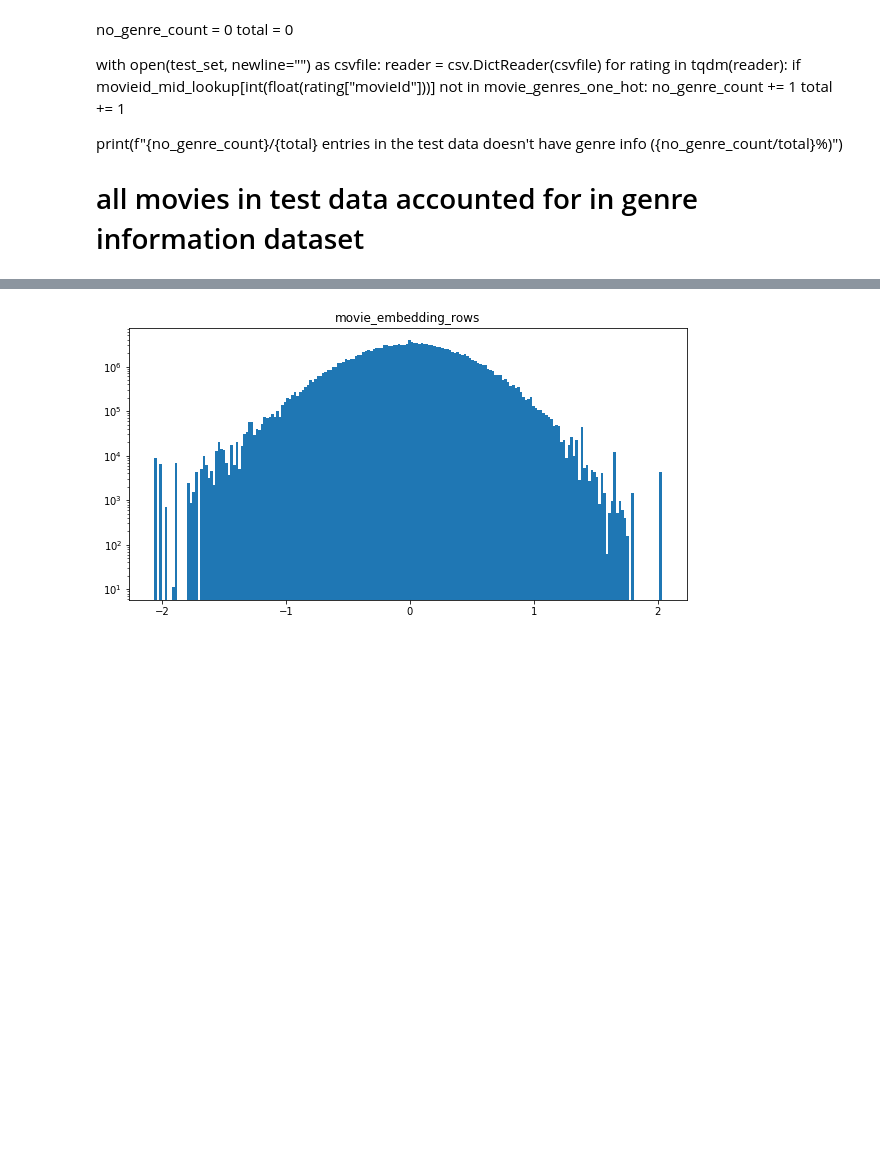
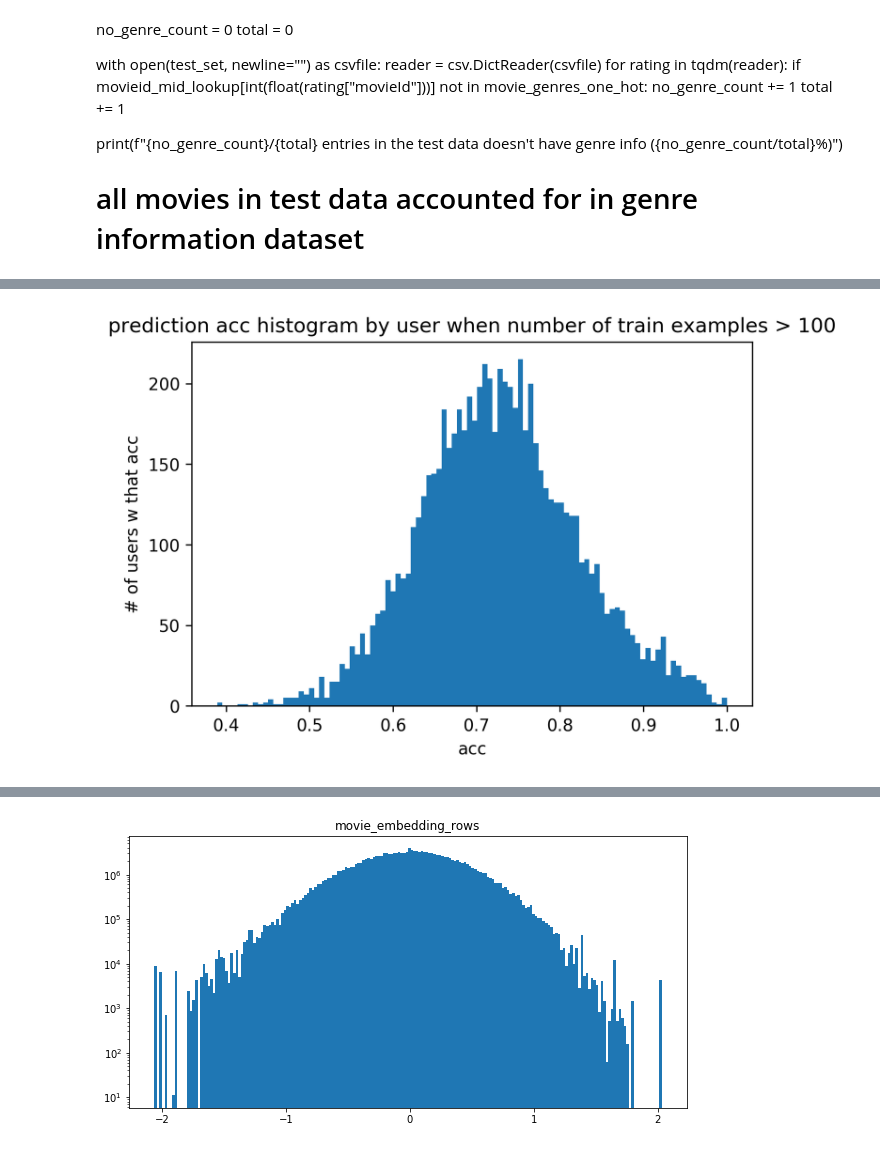
Before and after one commit to 0xDECAFC0FFEE/145_wankers, a Jupyter notebook: basic_nn.ipynb, the cells around one changed output, grey strips where cells are left out. Cells and saved outputs as stored; diff of their text form; code cells hidden in the pictures; blank space fills up the shorter version.

```diff
--- a/basic_nn.ipynb
+++ b/basic_nn.ipynb
@@ -376,0 +317,83 @@ best run: 16
+# %%
+# prediction acc by user and by movie
+plt.rcParams['figure.dpi'] = 300
+
+user_correct_ct = defaultdict(lambda: 0)
+user_total_ct = defaultdict(lambda: 0)
+movie_correct_ct = defaultdict(lambda: 0)
+movie_total_ct = defaultdict(lambda: 0)
+for uid, mid, y_true, pred_y in tqdm(zip(user_val_Xs, movie_val_Xs, val_ys, val_y_pred)):
+    uid = uid[0]
+    mid = mid[0]
+    if (y_true[0] > y_true[1]) == (pred_y[0] > pred_y[1]):
+        user_correct_ct[uid] += 1
+        movie_correct_ct[mid] += 1
+    user_total_ct[uid] += 1
+    movie_total_ct[mid] += 1
+
+user_accs = defaultdict(lambda: -1)
+movie_accs = defaultdict(lambda: -1)
+for uid, total in tqdm(user_total_ct.items()):
+    if total > 100:
+        correct_ct = user_correct_ct[uid]
+        user_accs[uid] = correct_ct/total
+
+for mid, total in tqdm(movie_total_ct.items()):
+    if total > 100:
+        correct_ct = movie_correct_ct[mid]
+        movie_accs[mid] = correct_ct/total
+
+plt.title("prediction acc histogram by user when number of train examples > 100")
+plt.hist(user_accs.values(), bins=100)
+plt.xlabel("acc")
+plt.ylabel("# of users w that acc")
+plt.show()
+plt.title("prediction acc histogram by movie when number of train examples > 100")
+plt.hist(movie_accs.values(), bins=100)
+plt.xlabel("acc")
+plt.ylabel("# of movies w that acc")
+plt.show()
+
+user_accs = defaultdict(lambda: -1)
+movie_accs = defaultdict(lambda: -1)
+for uid, total in tqdm(user_total_ct.items()):
+    correct_ct = user_correct_ct[uid]
+    user_accs[uid] = correct_ct/total
+
+for mid, total in tqdm(movie_total_ct.items()):
+    correct_ct = movie_correct_ct[mid]
+    movie_accs[mid] = correct_ct/total
+
+plt.title("prediction acc histogram by user")
+plt.hist(user_accs.values(), bins=100)
+plt.xlabel("acc")
+plt.ylabel("# of users w that acc")
+plt.show()
+plt.title("prediction acc histogram by movie")
+plt.hist(movie_accs.values(), bins=100)
+plt.xlabel("acc")
+plt.ylabel("# of movies w that acc")
+plt.show()
+
+user_train_examples_ct = defaultdict(lambda: 0)
+movie_train_examples_ct = defaultdict(lambda: 0)
+
+for uid, mid in zip(user_Xs, movie_Xs):
+    user_train_examples_ct[uid[0]] += 1
+    movie_train_examples_ct[mid[0]] += 1
+
+user_acc_examples = np.array([(user_accs[uid], ct) for uid, ct in user_train_examples_ct.items()])
+movie_acc_examples = np.array([(acc, movie_train_examples_ct[mid]) for mid, acc in movie_accs.items()])
+plt.title("user acc against number of examples")
+plt.scatter(user_acc_examples[:, 0], user_acc_examples[:, 1], c=[[0, 0, 1, .05]], s=1)
+plt.xlabel("acc")
+plt.ylabel("number of train examples seen for that user")
+plt.show()
+plt.title("movie acc against number of examples")
+plt.scatter(movie_acc_examples[:, 0], movie_acc_examples[:, 1], c=[[0, 0, 1, .05]], s=1)
+plt.xlabel("acc")
+plt.ylabel("number of train examples seen for that movie")
+plt.show()
+
+# conclusion: highest acc gains can be made by tailoring movie suggestions to specific users with low information
+# %% [output]
@@ -376,0 +403 @@ best run: 16
+[figure, added]
```
Also changed, not shown: parts of 8 cells of this notebook, 1 other file.
